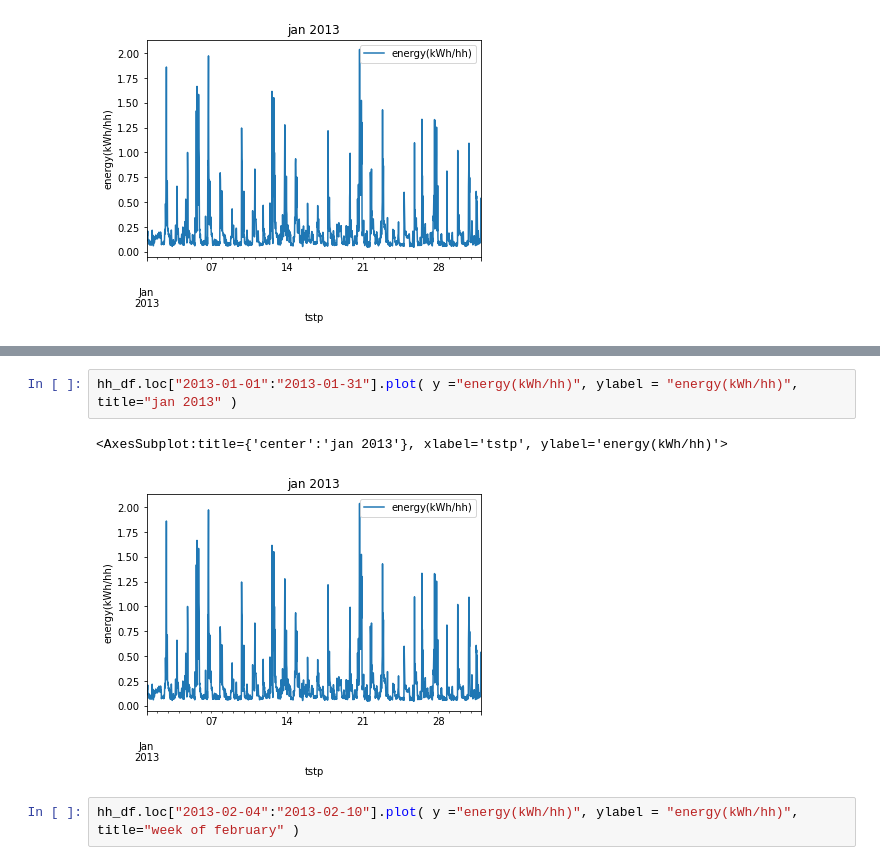
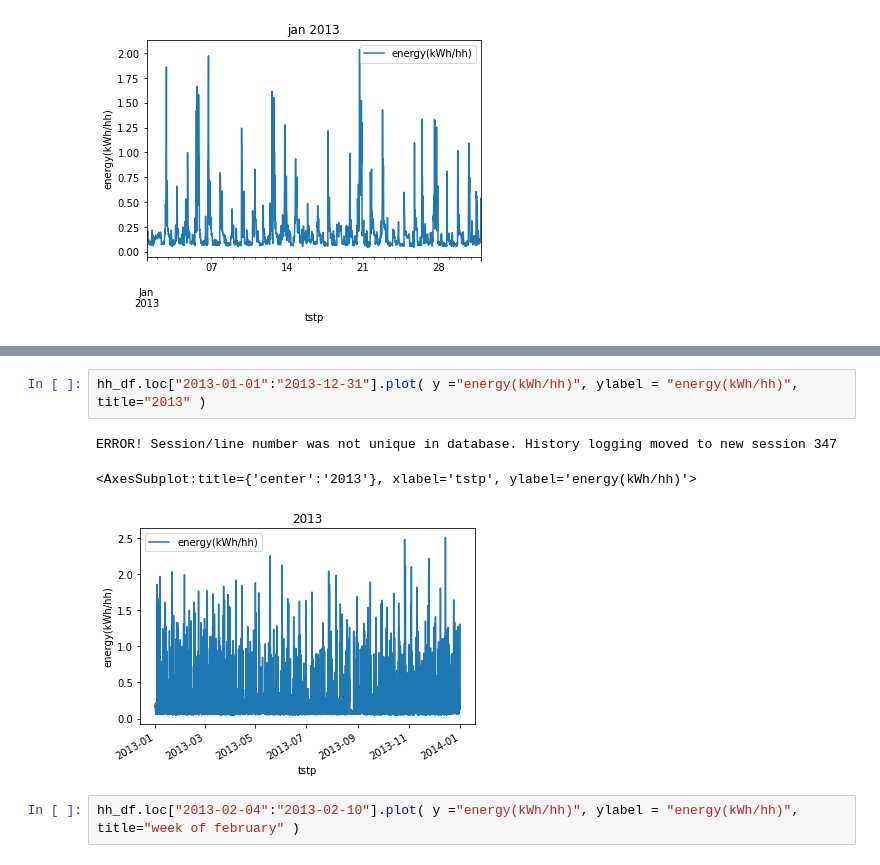
Before and after one commit to SindreMohr/Bachelor_thesis, a Jupyter notebook: halfhourly_data_visualization.ipynb, the cells around one changed output, grey strips where cells are left out. Saved outputs shown, nothing was run; the diff lists cells and outputs as text.

```diff
--- a/halfhourly_data_visualization.ipynb
+++ b/halfhourly_data_visualization.ipynb
@@ -122,8 +127,9 @@ hh_df.loc["2013-01-01":"2013-01-31"].plot( y ="energy(kWh/hh)", ylabel = "energy
 # %%
-hh_df.loc["2013-01-01":"2013-01-31"].plot( y ="energy(kWh/hh)", ylabel = "energy(kWh/hh)", title="jan 2013" )
+hh_df.loc["2013-01-01":"2013-12-31"].plot( y ="energy(kWh/hh)", ylabel = "energy(kWh/hh)", title="2013" )
 # %% [output]
-<AxesSubplot:title={'center':'jan 2013'}, xlabel='tstp', ylabel='energy(kWh/hh)'>
+ERROR! Session/line number was not unique in database. History logging moved to new session 347
+<AxesSubplot:title={'center':'2013'}, xlabel='tstp', ylabel='energy(kWh/hh)'>
-[figure, old version]
+[figure, new version]
 # %%
 hh_df.loc["2013-02-04":"2013-02-10"].plot( y ="energy(kWh/hh)", ylabel = "energy(kWh/hh)", title="week of february" )
 # %% [output]
```
Also changed, not shown: parts of 5 cells of this notebook, 2 other files.
